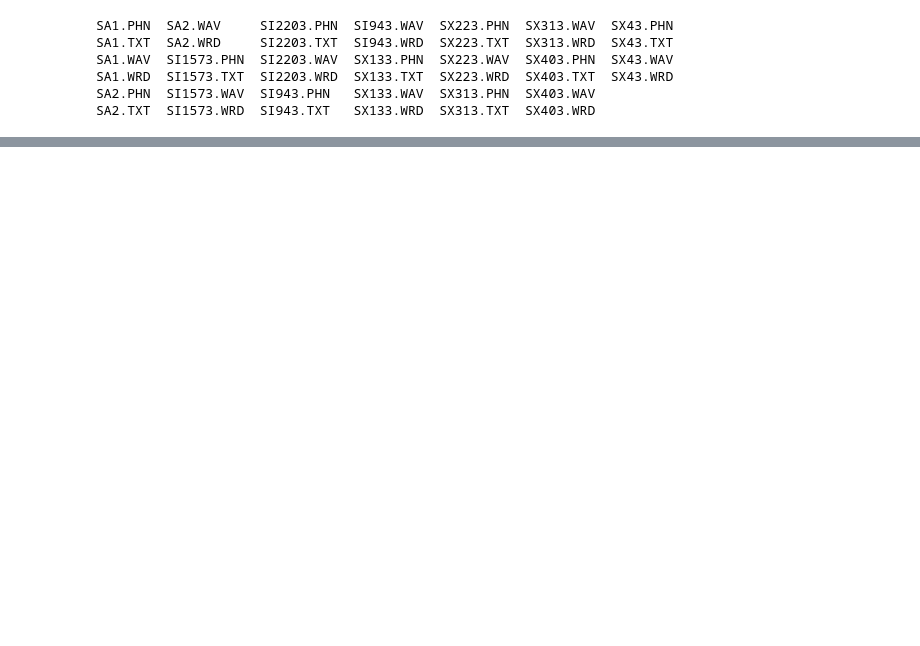
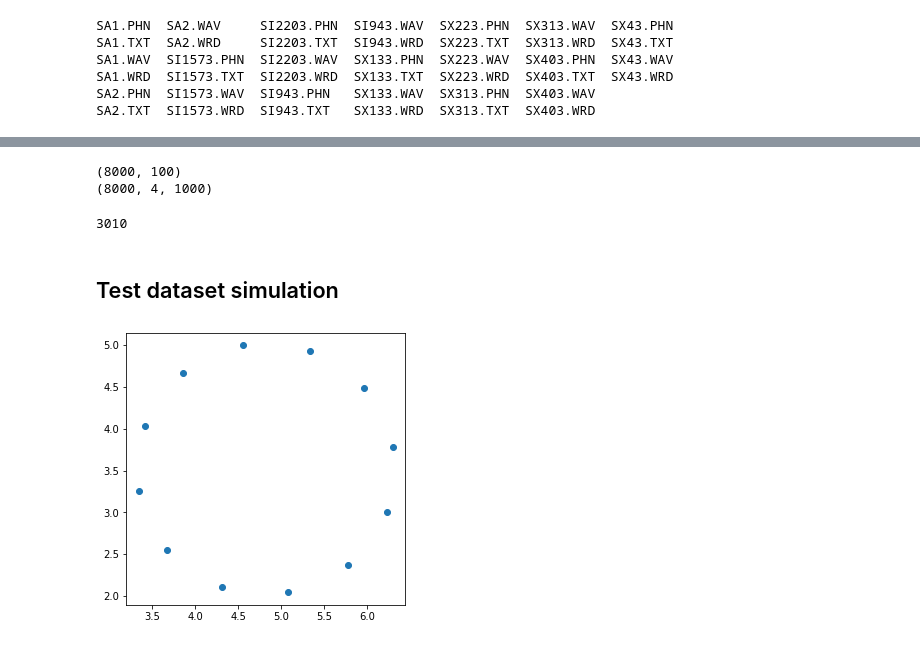
Before and after one commit to RobertoAlessandri/CNN_DOA, a Jupyter notebook: dataset_generation.ipynb, the cells around one changed output, grey strips where cells are left out. Drawn from its saved outputs; the diff is of its cells as text; code cells hidden in the pictures; blank space fills up the shorter version.

```diff
--- a/dataset_generation.ipynb
+++ b/dataset_generation.ipynb
@@ -254,2 +190,0 @@ listOfTrainWavs[0:9]
-# %%
-trainAudioMatrix, sr = getAudioMatrix(listOfTrainWavs, sample_duration, sourcesNum)
@@ -302,0 +292,6 @@ for i in np.arange(0, 3):
+# %%
+trainDOAs = randomThetas * 180 / np.pi
+
+for i in range(0, len(trainDOAs)):
+  if trainDOAs[i] > 180:
+    trainDOAs[i] = trainDOAs[i] - 360
@@ -302,0 +453,6 @@ for i in np.arange(0, 3):
+# %%
+print(valAudioMatrix.shape)
+print(simulationVal.shape)
+# %% [output]
+(8000, 100)
+(8000, 4, 1000)
@@ -302,0 +464,27 @@ for i in np.arange(0, 3):
+# %%
+# Cleaning up space
+del labelsVal
+del simulationVal
+gc.collect()
+# %% [output]
+3010
+# %% [markdown]
+## Test dataset simulation
+# %%
+# Testing for resolution 30°, 10 sentences for each sound source location
+x = np.zeros([len(DOAs30), 1])
+y = np.zeros([len(DOAs30), 1])
+sourcesNumTest = 10;
+labelsTestRes30 = np.zeros([len(DOAs30) * sourcesNumTest, 1])
+
+for i in range(0, len(DOAs30)):
+  doa_rad = DOAs30[i] * np.pi / 180
+  x[i] = math.cos(doa_rad) * radius + mic_center[0]
+  y[i] = math.sin(doa_rad) * radius + mic_center[1]
+  labelsTestRes30[i * sourcesNumTest: i * sourcesNumTest + sourcesNumTest] = i
+
+plt.figure(figsize=(5,5))
+plt.scatter(x, y)
+plt.show()
+# %% [output]
+[figure, added]
```
Also changed, not shown: parts of 101 cells of this notebook.
